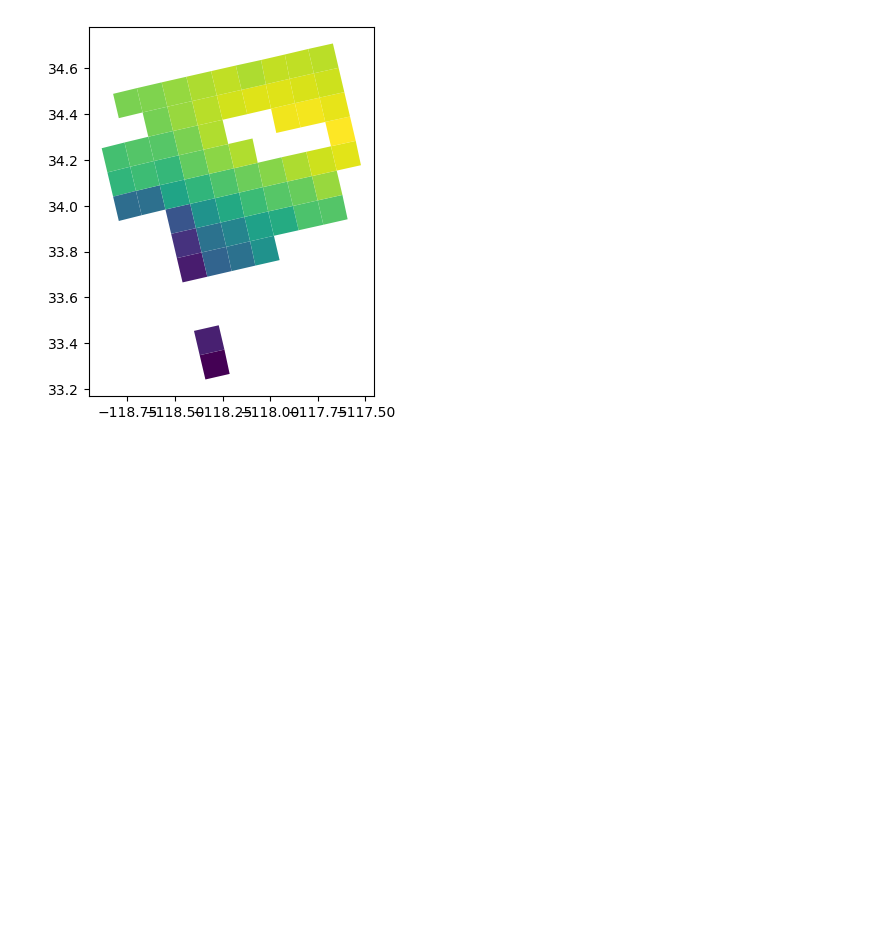
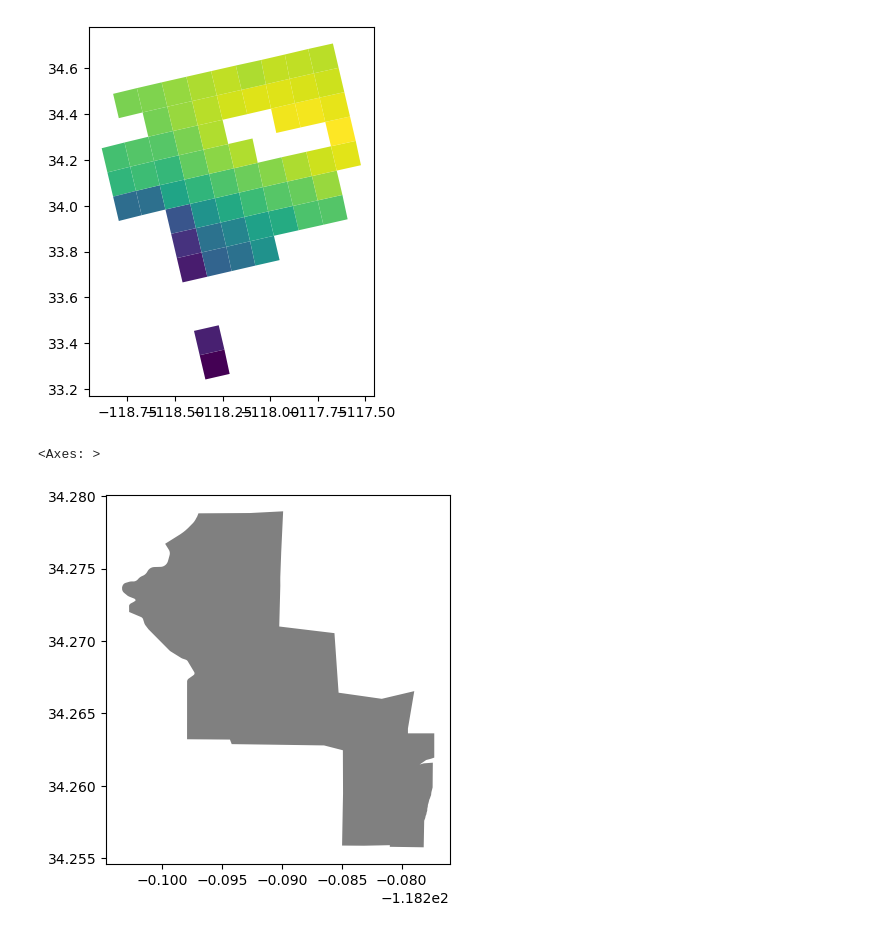
Before and after one commit to pppxiyu/AH_estimator_ml, a Jupyter notebook: annex_geoVis.ipynb, the cells around one changed output. Drawn from its saved outputs; the diff is of its cells as text; code cells hidden in the pictures; blank space fills up the shorter version.

```diff
--- a/annex_geoVis.ipynb
+++ b/annex_geoVis.ipynb
@@ -74,3 +74,9 @@ vis_climateCoor(pd.read_csv('./saved/climateCorr/climateCorr.csv').Climate.uniqu
                 './saved/climateCorr/climateCorr.csv')
 # %% [output]
 [figure]
+# %%
+
+tracts_geo.iloc[[1]].plot(color='gray')
+# %% [output]
+<Axes: >
+[figure, added]
```
Also changed, not shown: 10 other files.
